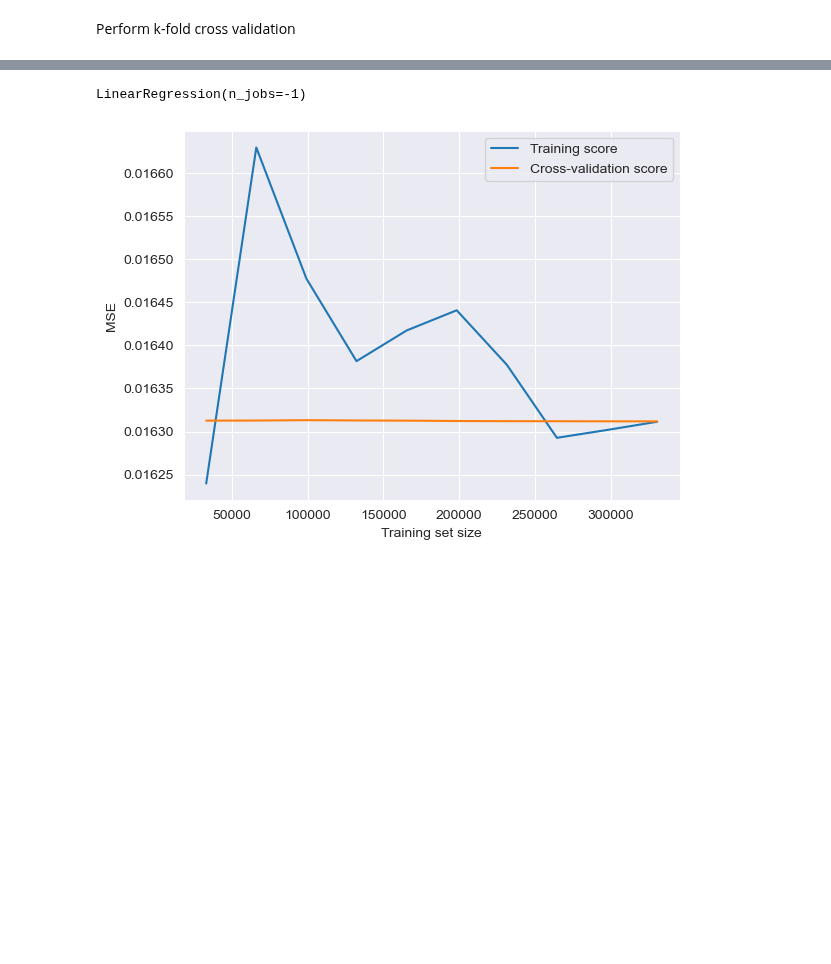
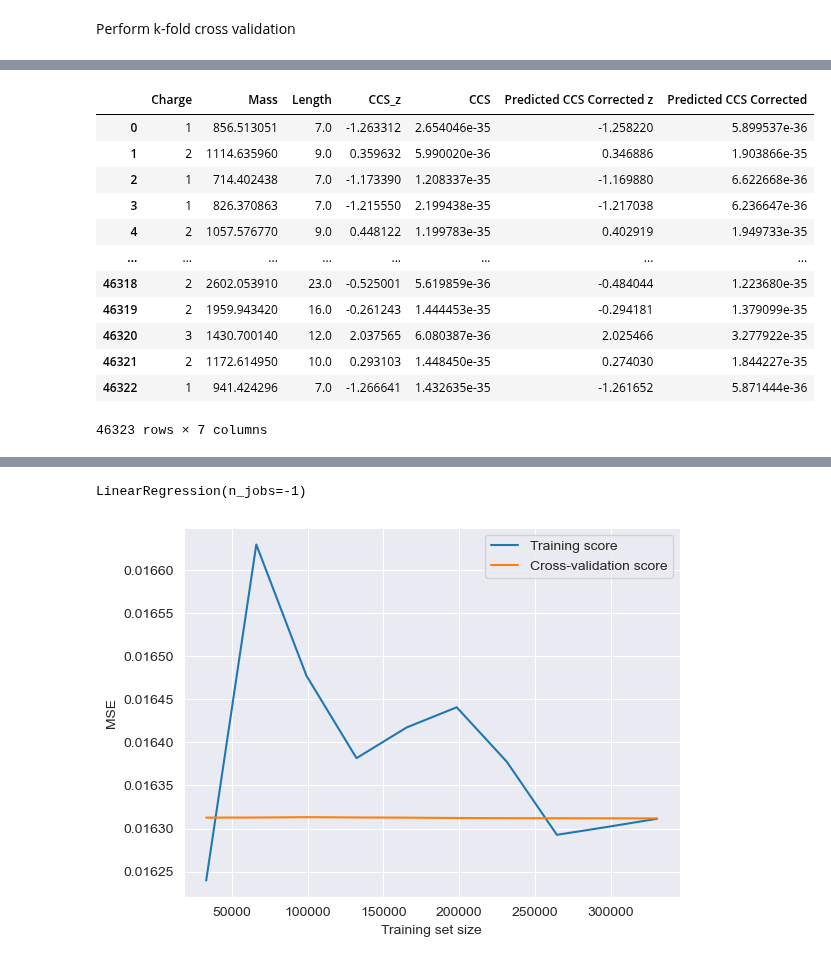
Before and after one commit to IngiumDev/ion-mobility-prediction, a Jupyter notebook: models/lin_reg/lin_reg_0.1_RF_Testing.ipynb, the cells around one changed output, grey strips where cells are left out. Saved outputs shown, nothing was run; the diff lists cells and outputs as text; code cells hidden in the pictures; blank space fills up the shorter version.

```diff
--- a/models/lin_reg/lin_reg_0.1_RF_Testing.ipynb
+++ b/models/lin_reg/lin_reg_0.1_RF_Testing.ipynb
@@ -237,5 +240,21 @@ test_data['Predicted CCS Corrected z'] = final_model.predict(X_test_df) + final_
 
 # Reverse the z-score transformation
 test_data['Predicted CCS Corrected'] = test_data['Predicted CCS Corrected z'] * ccs_std + ccs_mean
+# %%
+test_data
+# %% [output]
+|  | Charge | Mass | Length | CCS_z | CCS | Predicted CCS Corrected z | Predicted CCS Corrected |
+| 0 | 1 | 856.513051 | 7.0 | -1.263312 | 2.654046e-35 | -1.258220 | 5.899537e-36 |
+| 1 | 2 | 1114.635960 | 9.0 | 0.359632 | 5.990020e-36 | 0.346886 | 1.903866e-35 |
+| 2 | 1 | 714.402438 | 7.0 | -1.173390 | 1.208337e-35 | -1.169880 | 6.622668e-36 |
+| 3 | 1 | 826.370863 | 7.0 | -1.215550 | 2.199438e-35 | -1.217038 | 6.236647e-36 |
+| 4 | 2 | 1057.576770 | 9.0 | 0.448122 | 1.199783e-35 | 0.402919 | 1.949733e-35 |
+| ... | ... | ... | ... | ... | ... | ... | ... |
+| 46318 | 2 | 2602.053910 | 23.0 | -0.525001 | 5.619859e-36 | -0.484044 | 1.223680e-35 |
+| 46319 | 2 | 1959.943420 | 16.0 | -0.261243 | 1.444453e-35 | -0.294181 | 1.379099e-35 |
+| 46320 | 3 | 1430.700140 | 12.0 | 2.037565 | 6.080387e-36 | 2.025466 | 3.277922e-35 |
+| 46321 | 2 | 1172.614950 | 10.0 | 0.293103 | 1.448450e-35 | 0.274030 | 1.844227e-35 |
+| 46322 | 1 | 941.424296 | 7.0 | -1.266641 | 1.432635e-35 | -1.261652 | 5.871444e-36 |
+46323 rows × 7 columns
 # %%
 # final model parameters Ensemble Model
```
Also changed, not shown: parts of 11 cells of this notebook, 1 other file.
